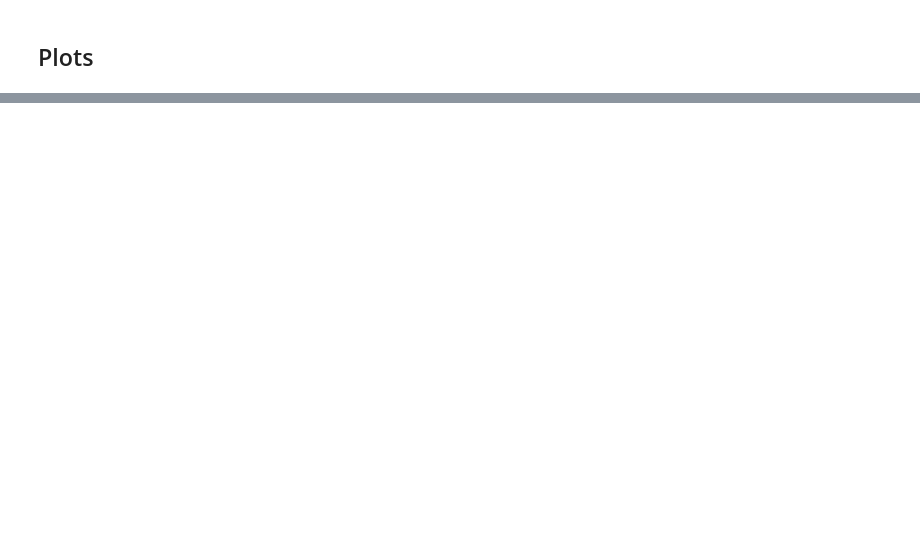
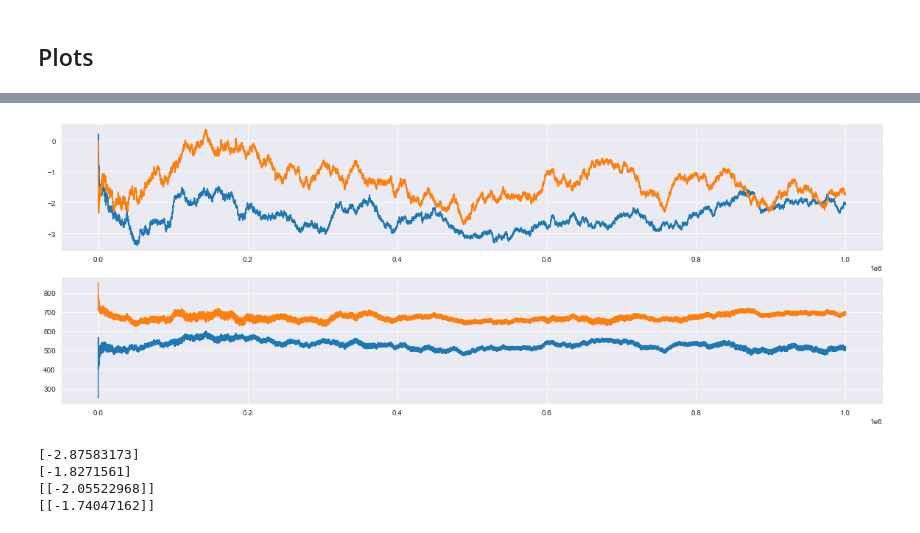
Before and after one commit to evanjfaulkner/DD-Games, a Jupyter notebook: Uber Lyft Simulation/Uber_vs_Lyft_sim.ipynb, the cells around one changed output, grey strips where cells are left out. Saved outputs shown, nothing was run; the diff lists cells and outputs as text; code cells hidden in the pictures; blank space fills up the shorter version.

```diff
--- a/Uber Lyft Simulation/Uber_vs_Lyft_sim.ipynb
+++ b/Uber Lyft Simulation/Uber_vs_Lyft_sim.ipynb
@@ -92,13 +80,12 @@ gamma_p2 = 0.01*np.ones((d_2,1))
 # %%
-p1_data_params = (uber_rides, d_1, sigma_y_p1, mu_p1, gamma_p1, theta_u)
+p1_data_params = (g_uber, d_1, mu_p1, gamma_p1, lambda_p1, eta_p1)
 p1_data_generating_func = sample_from_location_family_rideshare
 
-p2_data_params = (lyft_rides, d_2, sigma_y_p2, mu_p2, gamma_p2, theta_l)
+p2_data_params = (g_lyft, d_2, mu_p2, gamma_p2, lambda_p2, eta_p2)
 p2_data_generating_func = sample_from_location_family_rideshare
 # %%
-num_rounds_lst = np.logspace(1,5,5,dtype='int')
-num_alternate_rounds = 100
-num_test = 1000
+num_rounds_lst = np.logspace(2,6,20,dtype='int')
+num_test = 1
 # %% [markdown]
 # Run game with 2-stage algorithm
 # %%
@@ -336,0 +263,21 @@ plt.show()
+# %%
+plt.figure(figsize=(20,7))
+plt.subplot(2,1,1)
+plt.plot(game_dfo.p1.theta_history)
+plt.plot(game_dfo.p2.theta_history)
+plt.subplot(2,1,2)
+plt.plot(-np.squeeze(game_dfo.p1.risk_history))
+plt.plot(-np.squeeze(game_dfo.p2.risk_history))
+plt.show()
+# %% [output]
+[figure, added]
+# %%
+print(game_ts.theta_p1)
+print(game_ts.theta_p2)
+print(game_dfo.theta_p1)
+print(game_dfo.theta_p2)
+# %% [output]
+[-2.87583173]
+[-1.8271561]
+[[-2.05522968]]
+[[-1.74047162]]
```
Also changed, not shown: parts of 12 cells of this notebook, 6 other files.
